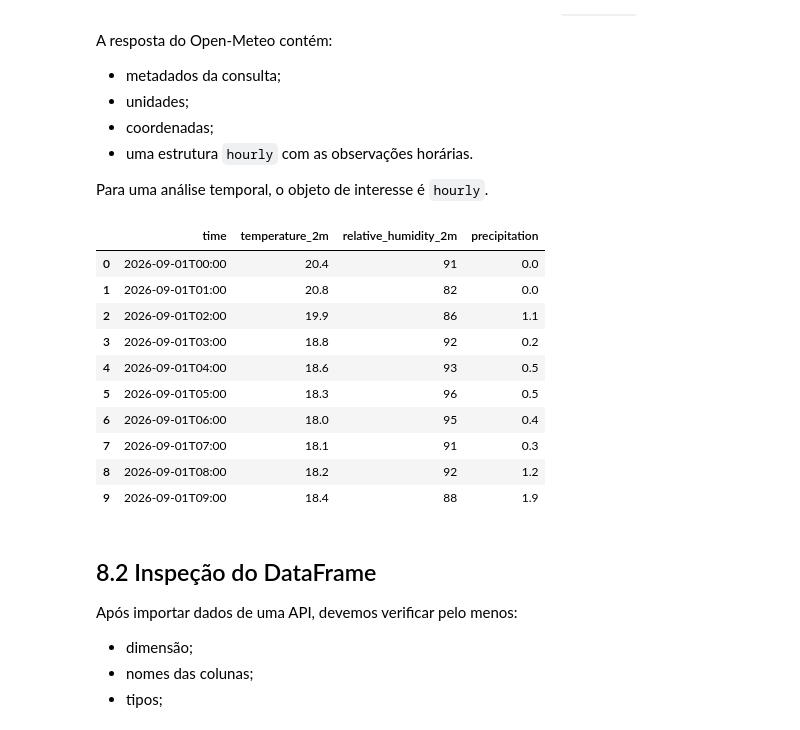
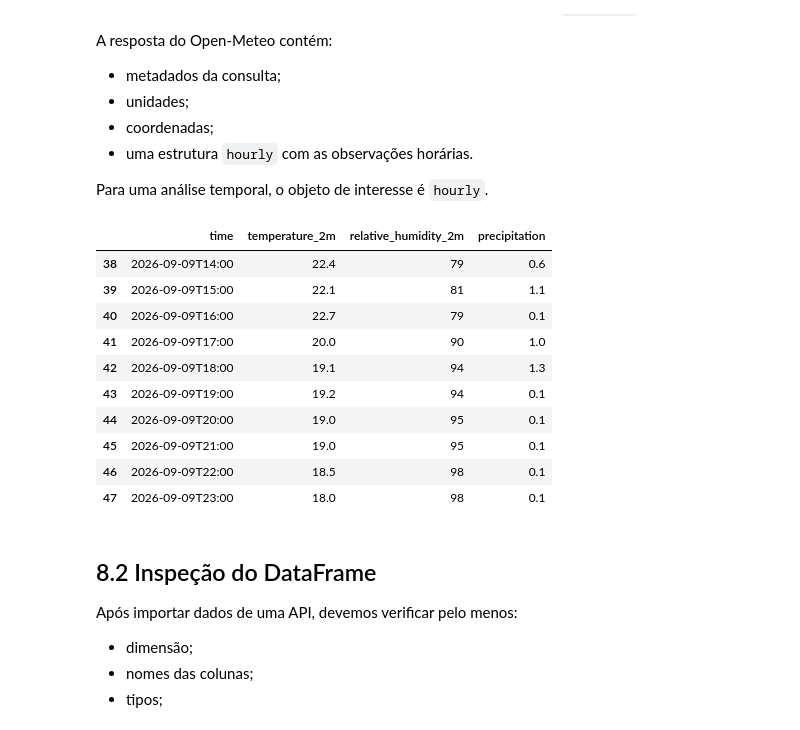
Before and after one commit to gziinx/LABDA, a Jupyter notebook: 5_Consumo_de_APIs_parte1.ipynb, the cells around one changed output. Drawn from its saved outputs; the diff is of its cells as text; code cells hidden in the pictures.

```diff
--- a/5_Consumo_de_APIs_parte1.ipynb
+++ b/5_Consumo_de_APIs_parte1.ipynb
@@ -812,20 +825,21 @@ A resposta do Open-Meteo contém:
 
 Para uma análise temporal, o objeto de interesse é `hourly`.
 # %%
-dados_tempo = pd.DataFrame(dados_meteo["hourly"])
-dados_tempo.head(10)
+dados_horarios = dados_meteo["hourly"]
+df_tempo = pd.DataFrame(dados_horarios)
+df_tempo.tail(10)
 # %% [output]
 |  | time | temperature_2m | relative_humidity_2m | precipitation |
-| 0 | 2026-09-01T00:00 | 20.4 | 91 | 0.0 |
-| 1 | 2026-09-01T01:00 | 20.8 | 82 | 0.0 |
-| 2 | 2026-09-01T02:00 | 19.9 | 86 | 1.1 |
-| 3 | 2026-09-01T03:00 | 18.8 | 92 | 0.2 |
-| 4 | 2026-09-01T04:00 | 18.6 | 93 | 0.5 |
-| 5 | 2026-09-01T05:00 | 18.3 | 96 | 0.5 |
-| 6 | 2026-09-01T06:00 | 18.0 | 95 | 0.4 |
-| 7 | 2026-09-01T07:00 | 18.1 | 91 | 0.3 |
-| 8 | 2026-09-01T08:00 | 18.2 | 92 | 1.2 |
-| 9 | 2026-09-01T09:00 | 18.4 | 88 | 1.9 |
+| 38 | 2026-09-09T14:00 | 22.4 | 79 | 0.6 |
+| 39 | 2026-09-09T15:00 | 22.1 | 81 | 1.1 |
+| 40 | 2026-09-09T16:00 | 22.7 | 79 | 0.1 |
+| 41 | 2026-09-09T17:00 | 20.0 | 90 | 1.0 |
+| 42 | 2026-09-09T18:00 | 19.1 | 94 | 1.3 |
+| 43 | 2026-09-09T19:00 | 19.2 | 94 | 0.1 |
+| 44 | 2026-09-09T20:00 | 19.0 | 95 | 0.1 |
+| 45 | 2026-09-09T21:00 | 19.0 | 95 | 0.1 |
+| 46 | 2026-09-09T22:00 | 18.5 | 98 | 0.1 |
+| 47 | 2026-09-09T23:00 | 18.0 | 98 | 0.1 |
 # %% [markdown]
 ## 8.2 Inspeção do DataFrame
 
```
Also changed, not shown: parts of 26 cells of this notebook, 1 other file.
